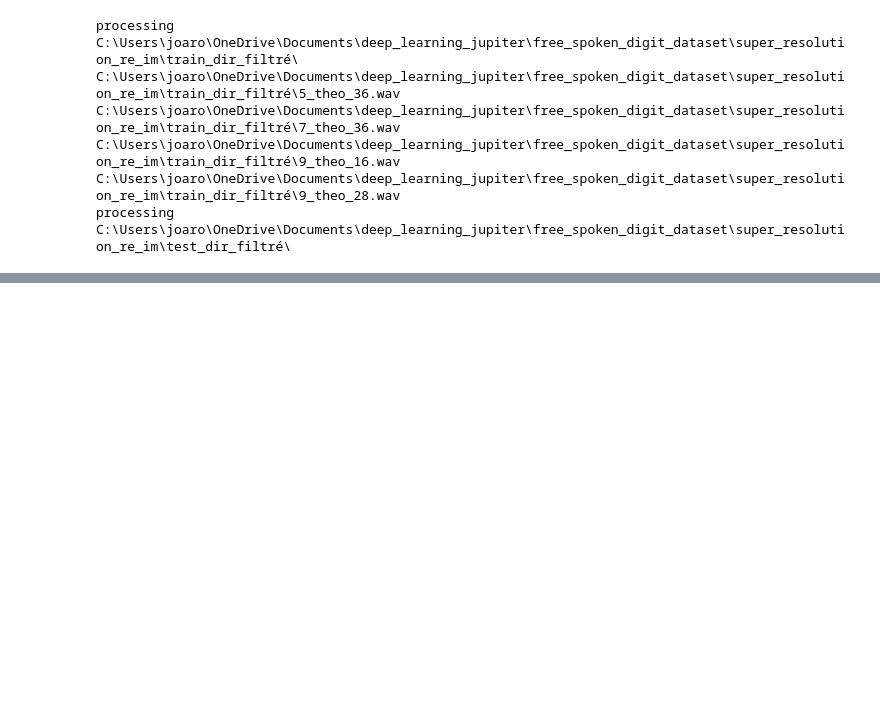
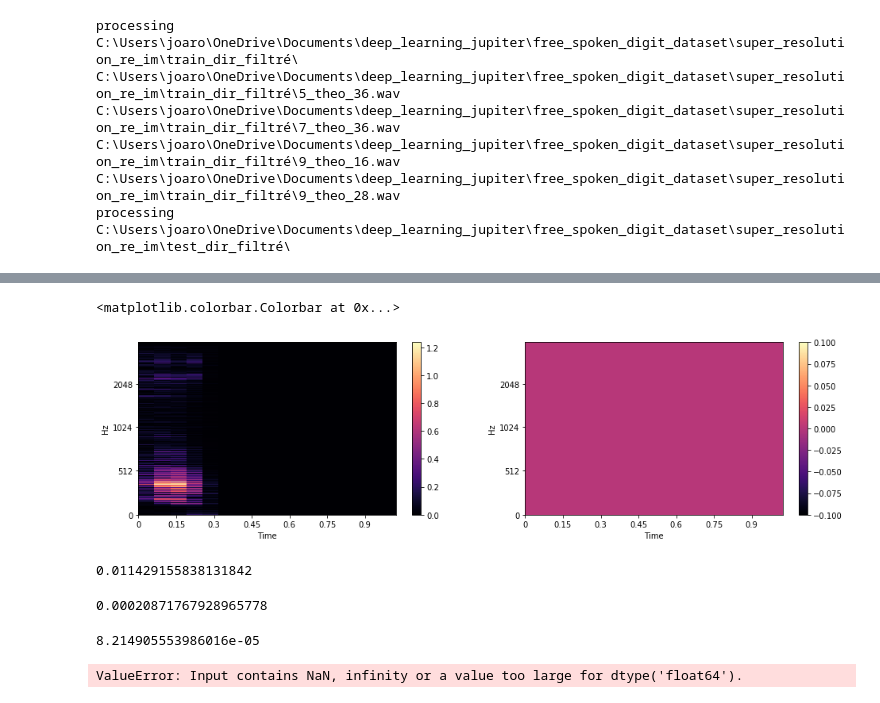
Before and after one commit to JoachimROSSEEL/AudioSuperResolution, a Jupyter notebook: super_resolution_with_wav_and_mel.ipynb, the cells around one changed output, grey strips where cells are left out. Cells and saved outputs as stored; diff of their text form; code cells hidden in the pictures; blank space fills up the shorter version.

```diff
--- a/super_resolution_with_wav_and_mel.ipynb
+++ b/super_resolution_with_wav_and_mel.ipynb
@@ -516,0 +354,19 @@ ipd.Audio(audio_path_record_audio_mix2)
+# %%
+p3=125
+Spec_dec=np.reshape(decoded_mel[p3],(decoded_mel.shape[1],decoded_mel.shape[2]))
+Spec=np.reshape(Xtest_mel[p3],(Xtest_mel.shape[1],Xtest_mel.shape[2]))
+plt.figure(figsize=(16, 4))
+plt.subplot(1,2,1)
+librosa.display.specshow(Spec, sr=8000, x_axis='time', y_axis='mel',fmax=4000)
+colorbar()
+plt.subplot(1,2,2)
+librosa.display.specshow(Spec_dec, sr=8000, x_axis='time', y_axis='mel',fmax=4000)
+colorbar()
+# %% [output]
+<matplotlib.colorbar.Colorbar at 0x...>
+[figure, added]
+# %%
+error_spec=sklearn.metrics.mean_squared_error(Spec,Spec_dec)
+print(error_spec)
+# %% [output]
+0.011429155838131842
@@ -516,0 +376,12 @@ ipd.Audio(audio_path_record_audio_mix2)
+# %%
+print(mse_audio(Xtest,Xtest_fil))
+# %% [output]
+0.00020871767928965778
+# %%
+print(mse_audio(Xtest,decoded))
+# %% [output]
+8.214905553986016e-05
+# %%
+print(mse_audio(Xtest,mix_audio))
+# %% [output]
+ValueError: Input contains NaN, infinity or a value too large for dtype('float64').
```
Also changed, not shown: parts of 59 cells of this notebook.
